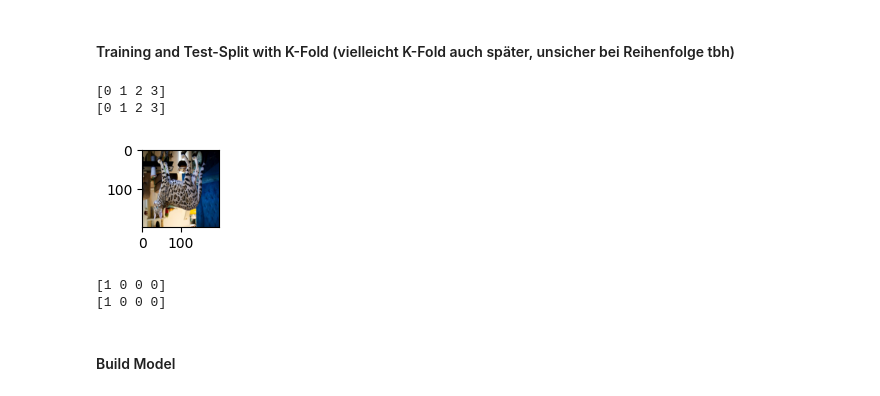
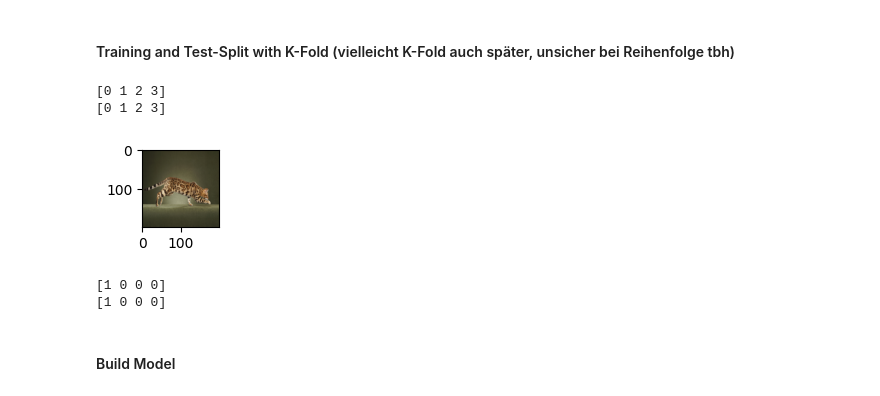
Before and after one commit to D0dizzle/Machine-and-Deep-Learning, a Jupyter notebook: Prüfung.ipynb, the cells around one changed output. Drawn from its saved outputs; the diff is of its cells as text; code cells hidden in the pictures.

```diff
--- a/Prüfung.ipynb
+++ b/Prüfung.ipynb
@@ -145,19 +145,19 @@ categorie_encoded_h = func.ownOneHotEncoder(categories_h, categories_h)
 # %%
 data_e = aug_images_e
 data_h = aug_images_h
-k = 6
+k = 5
 image_folds_e, y_folds_e = func.stratified_k_fold(data_e, y_e, k)
 image_folds_h, y_folds_h = func.stratified_k_fold(data_h, y_h, k)
 fig = plt.figure(figsize=(2, 1))
 plt.imshow(image_folds_e[3][2])
 plt.imshow(image_folds_h[3][2])
 plt.show()
 print(y_folds_e[3][2])
 print(y_folds_h[3][2])
 # %% [output]
 [0 1 2 3]
 [0 1 2 3]
-[figure, old version]
+[figure, new version]
 [1 0 0 0]
 [1 0 0 0]
 # %% [markdown]
```
Also changed, not shown: parts of 7 cells of this notebook, 1 other file.
